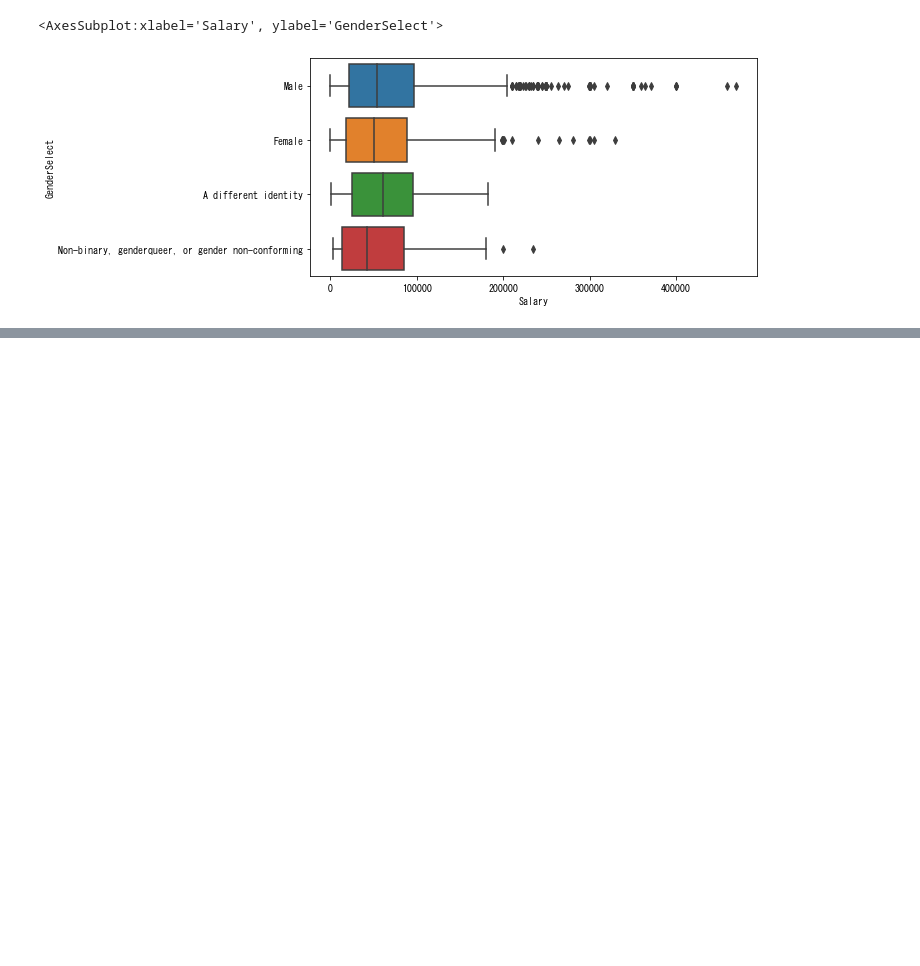
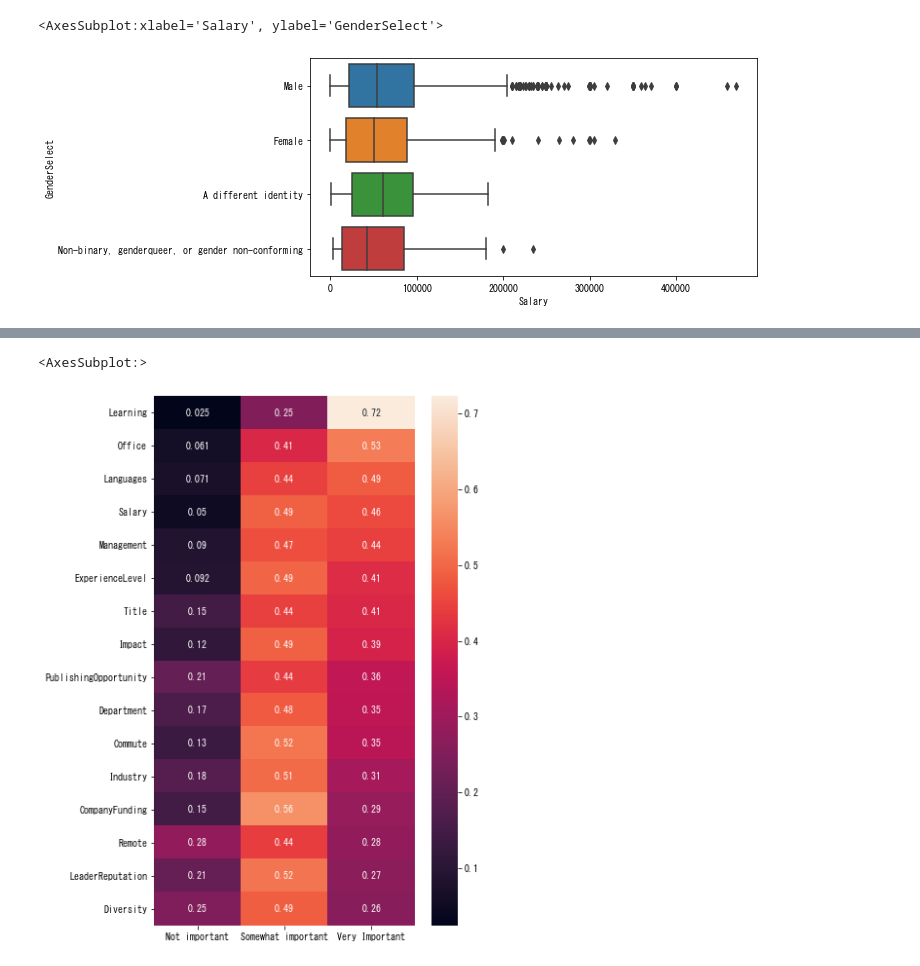
Before and after one commit to thdn1234/Python, a Jupyter notebook: Kaggle-ML-DS-survey-2017-EDA-FAQ.ipynb, the cells around one changed output, grey strips where cells are left out. Drawn from its saved outputs; the diff is of its cells as text; code cells hidden in the pictures; blank space fills up the shorter version.

```diff
--- a/Kaggle-ML-DS-survey-2017-EDA-FAQ.ipynb
+++ b/Kaggle-ML-DS-survey-2017-EDA-FAQ.ipynb
@@ -748,0 +937,16 @@ sns.boxplot(y='GenderSelect', x='Salary', data=salary)
+# %%
+job_factor = [x for x in mcq.columns if x.find('JobFactor') != -1 ]
+# %%
+jfdf = {}
+for feature in job_factor:
+    a = mcq[feature].value_counts()
+    a = a/a.sum()
+    jfdf[feature[len('JobFactor'):]] = a
+
+jfdf = pd.DataFrame(jfdf).transpose()
+
+plt.subplots(figsize=(6,10))
+sns.heatmap(jfdf.sort_values('Very Important', ascending=False), annot=True)
+# %% [output]
+<AxesSubplot:>
+[figure, added]
```
Also changed, not shown: parts of 44 cells of this notebook.
